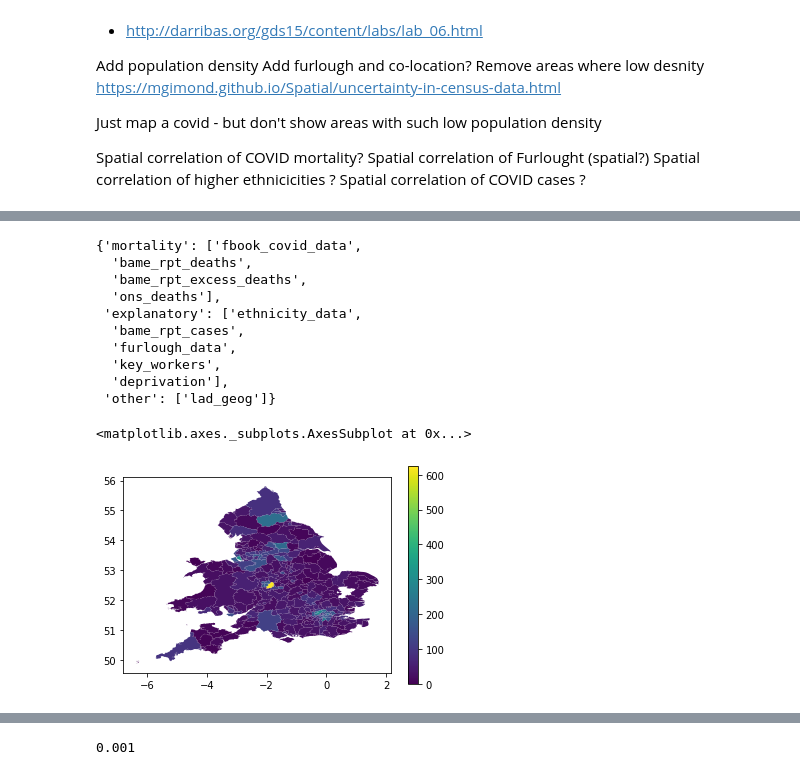
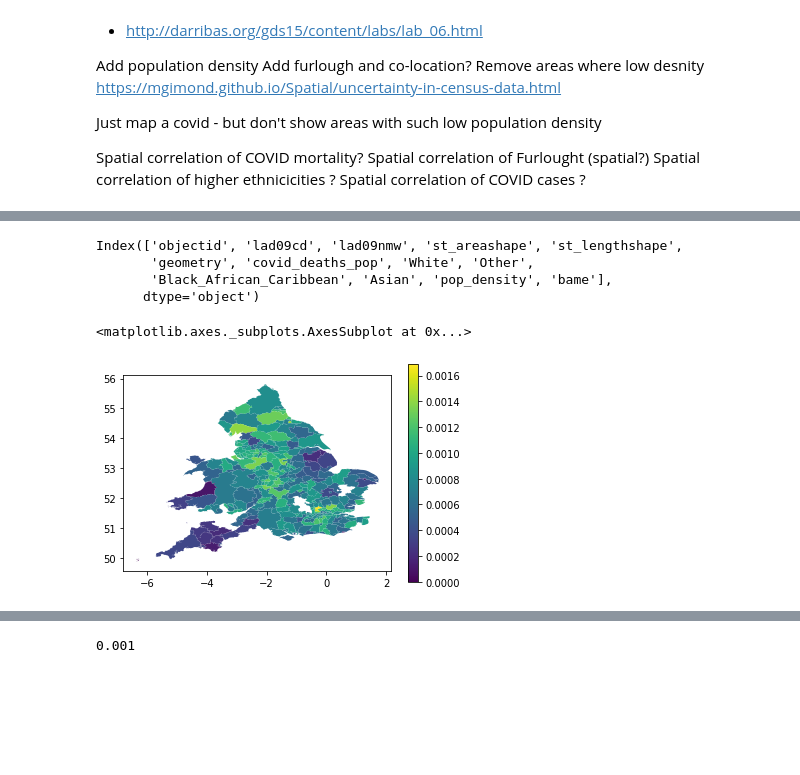
Before and after one commit to Quotennial/covid_bame, a Jupyter notebook: notebooks/spatial_analysis.ipynb, the cells around one changed output, grey strips where cells are left out. Drawn from its saved outputs; the diff is of its cells as text; code cells hidden in the pictures; blank space fills up the shorter version.

Commit message:
update ons deaths data

```diff
--- a/notebooks/spatial_analysis.ipynb
+++ b/notebooks/spatial_analysis.ipynb
@@ -46,28 +47,22 @@ Found local clean copy of deprivation_data
-# %%
-bame_datastore.lib
-# %% [output]
-{'mortality': ['fbook_covid_data',
-  'bame_rpt_deaths',
-  'bame_rpt_excess_deaths',
-  'ons_deaths'],
- 'explanatory': ['ethnicity_data',
-  'bame_rpt_cases',
-  'furlough_data',
-  'key_workers',
-  'deprivation'],
- 'other': ['lad_geog']}
 # %%
-# df= pd.read_csv("../data/processed/explain_pop_norm.csv", index_col=0)
-df = bame_datastore.ons_deaths.df
-gdf = bame_datastore.lad_geog.gdf.set_index("lad09nm")
-gdf = gdf.join(df)
+dense_df = pd.read_csv("../data/processed/dense_df.csv", index_col=0).drop(columns = "geometry")
+gdf1 = bame_datastore.lad_geog.gdf.set_index("lad09nm")
+gdf = gdf1.join(dense_df)
+gdf["bame"] = gdf.Other+gdf.Black_African_Caribbean+gdf.Asian
+# %%
+gdf.columns
+# %% [output]
+Index(['objectid', 'lad09cd', 'lad09nmw', 'st_areashape', 'st_lengthshape',
+       'geometry', 'covid_deaths_pop', 'White', 'Other',
+       'Black_African_Caribbean', 'Asian', 'pop_density', 'bame'],
+      dtype='object')
 # %%
-target_col = "covid_Deaths"
+target_col = "covid_deaths_pop"
 gdf = gdf.dropna(subset=[target_col])
 gdf.plot(column=target_col, cmap='viridis', legend=True)
 # %% [output]
 <matplotlib.axes._subplots.AxesSubplot at 0x...>
-[figure, old version]
+[figure, new version]
 # %%
 y = gdf[target_col].values
 w = Queen.from_dataframe(gdf)
```
Also changed, not shown: parts of 8 cells of this notebook, 20 other files.
